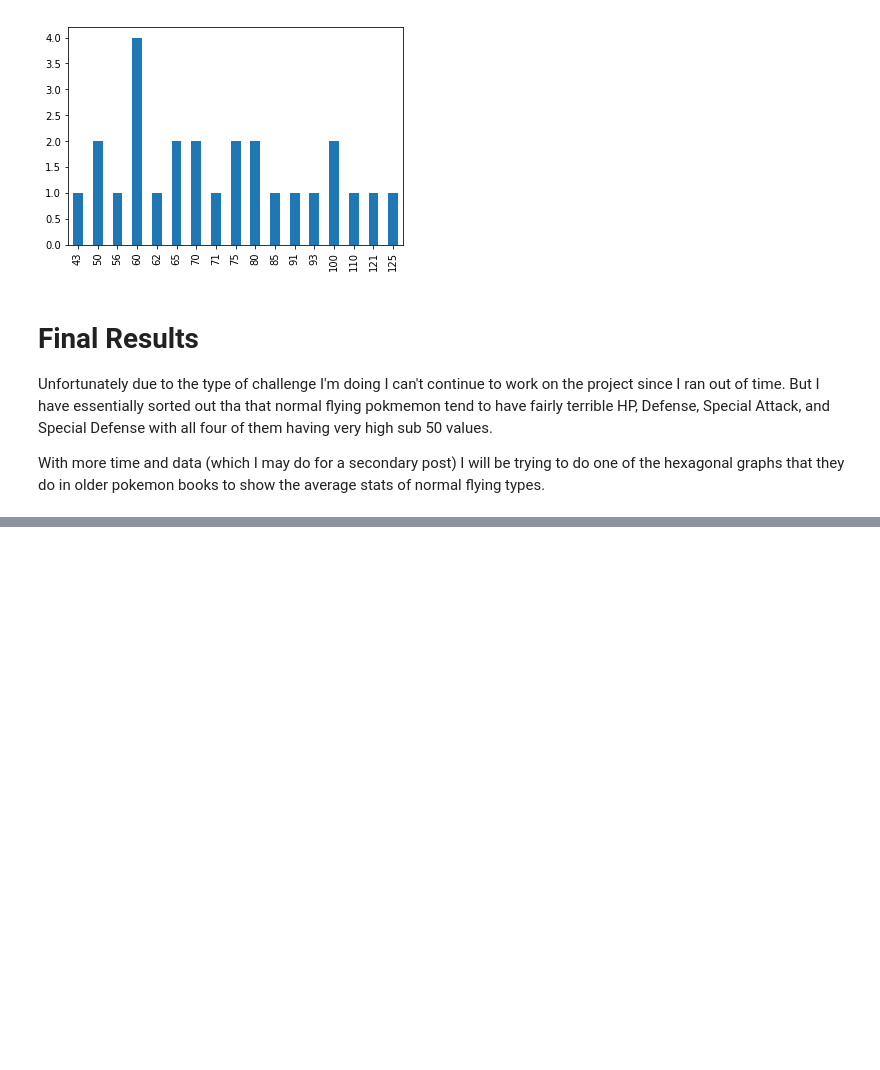
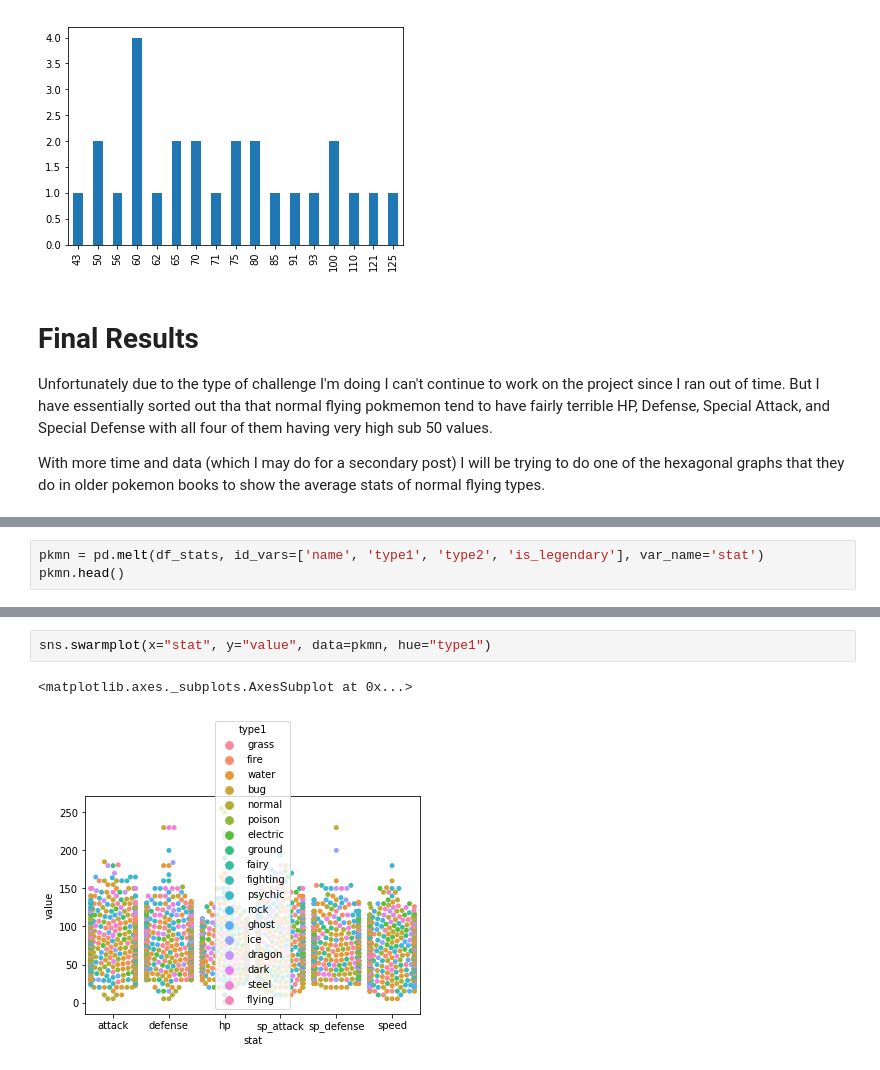
Before and after one commit to Jihaiku/Pokemon-Data-Analysis, a Jupyter notebook: Pokemon Data Analysis.ipynb, the cells around one changed output, grey strips where cells are left out. Drawn from its saved outputs; the diff is of its cells as text; blank space fills up the shorter version.

```diff
--- a/Pokemon Data Analysis.ipynb
+++ b/Pokemon Data Analysis.ipynb
@@ -366,0 +398,3 @@ With more time and data (which I may do for a secondary post) I will be trying t
+# %%
+pkmn = pd.melt(df_stats, id_vars=['name', 'type1', 'type2', 'is_legendary'], var_name='stat')
+pkmn.head()
@@ -366,0 +408,5 @@ With more time and data (which I may do for a secondary post) I will be trying t
+# %%
+sns.swarmplot(x="stat", y="value", data=pkmn, hue="type1")
+# %% [output]
+<matplotlib.axes._subplots.AxesSubplot at 0x...>
+[figure, added]
```
Also changed, not shown: parts of 16 cells of this notebook, 2 other files.
